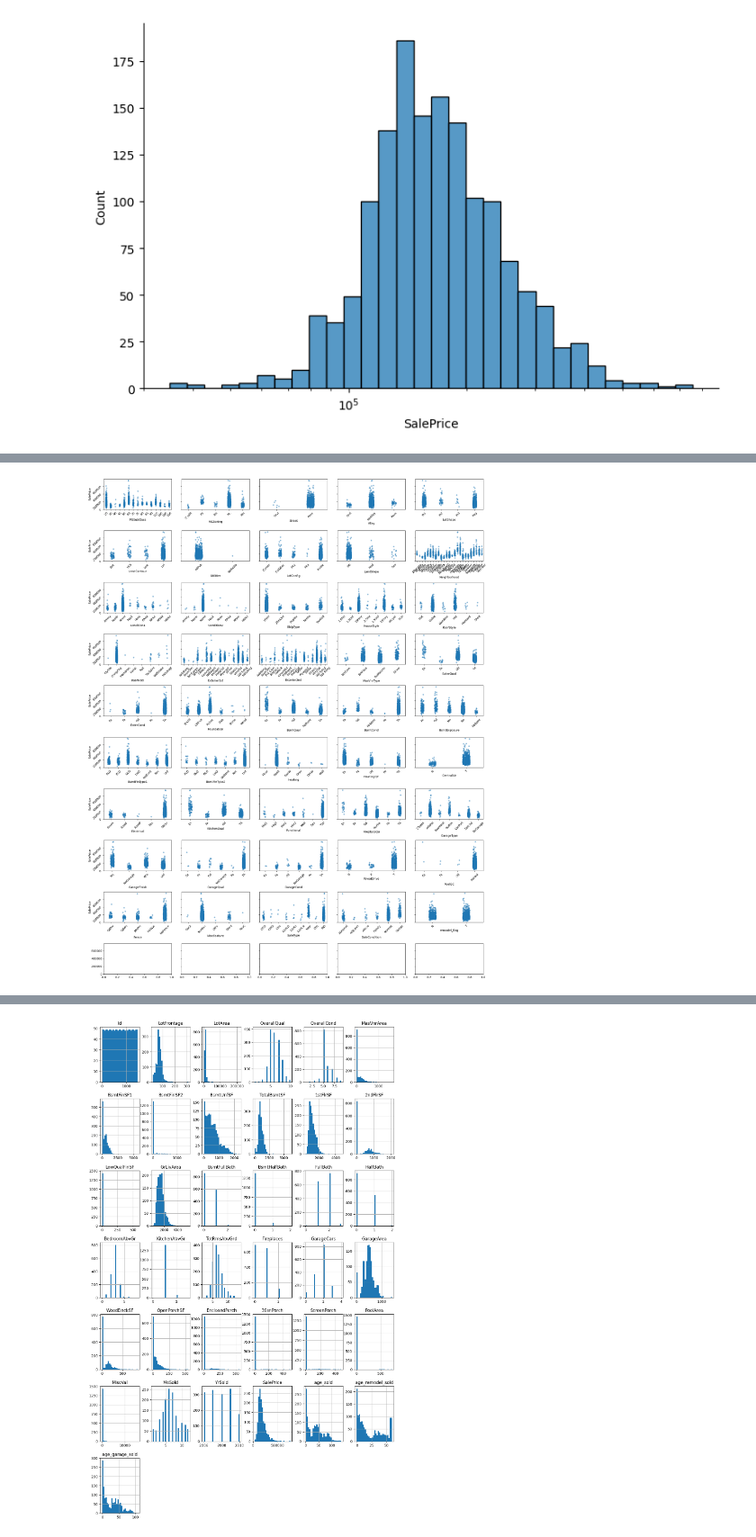
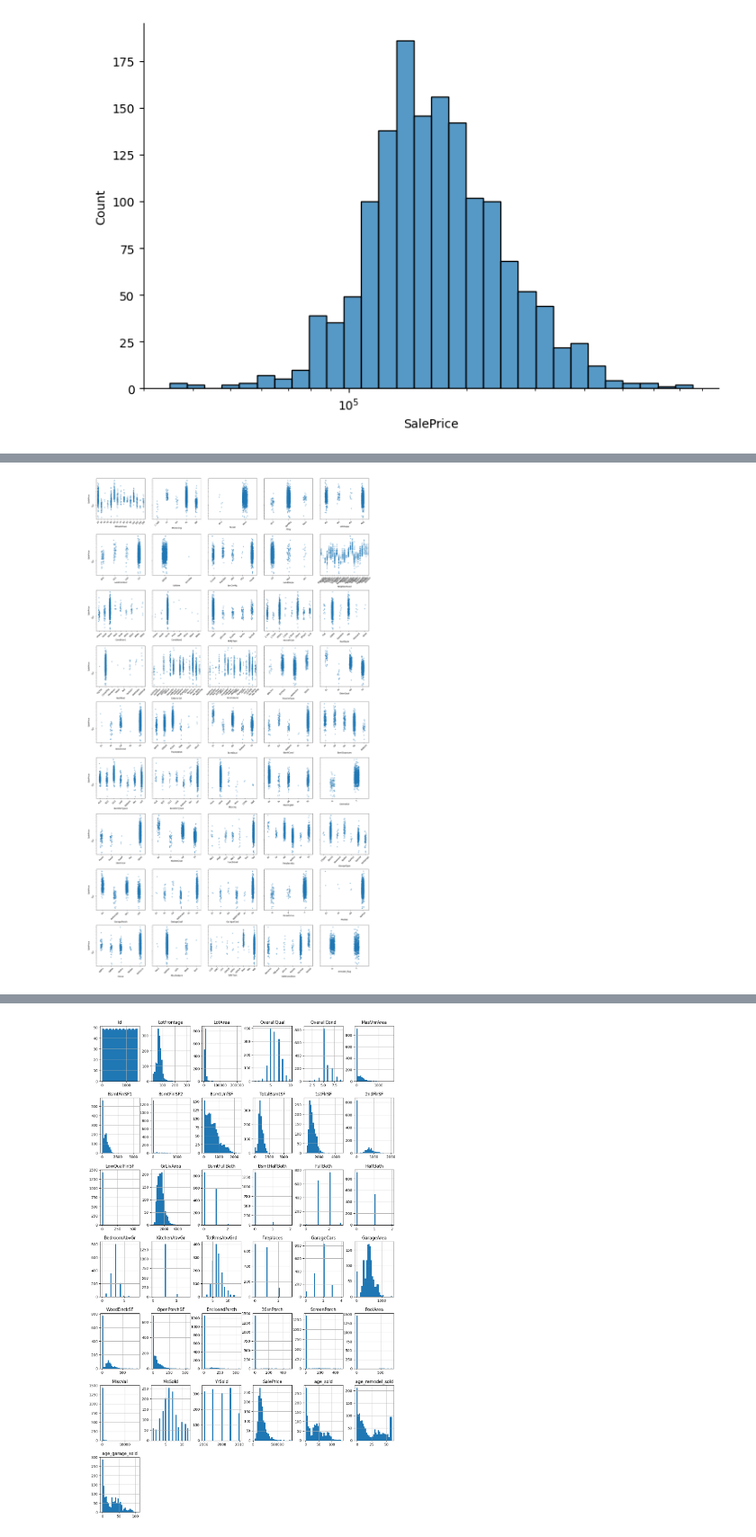
Before and after one commit to stephanie-yz/House-Prices, a Jupyter notebook: 02 Exploratory Data Analysis.ipynb, the cells around one changed output, grey strips where cells are left out. Shown at 90% size. Drawn from its saved outputs; the diff is of its cells as text; code cells hidden in the pictures.

```diff
--- a/02 Exploratory Data Analysis.ipynb
+++ b/02 Exploratory Data Analysis.ipynb
@@ -51,13 +66,14 @@ Ideas for feature engineerings
 # %%
 ### list of all categorical variables
 cols_cat = train.select_dtypes(include='category').columns.to_list()
 
 ### set up grid of subplots, then fill it with scatterplots of each categorical variable vs SalePrice
-fig, axes = plt.subplots(ncols=5, nrows=10, figsize=(20,25), sharey=True)
+fig, axes = plt.subplots(ncols=5, nrows=9, figsize=(20,35), sharey=True)
 for i, col in enumerate(cols_cat):
     ax = axes.ravel()[i]
     sns.stripplot(data=train, x=col, y='SalePrice', ax=ax, alpha=0.5)
+    plt.yscale('log')
     ax.tick_params(labelrotation=45)
 plt.tight_layout()
 # %% [output]
-[figure, old version]
+[figure, new version]
```
Also changed, not shown: parts of 9 cells of this notebook.
